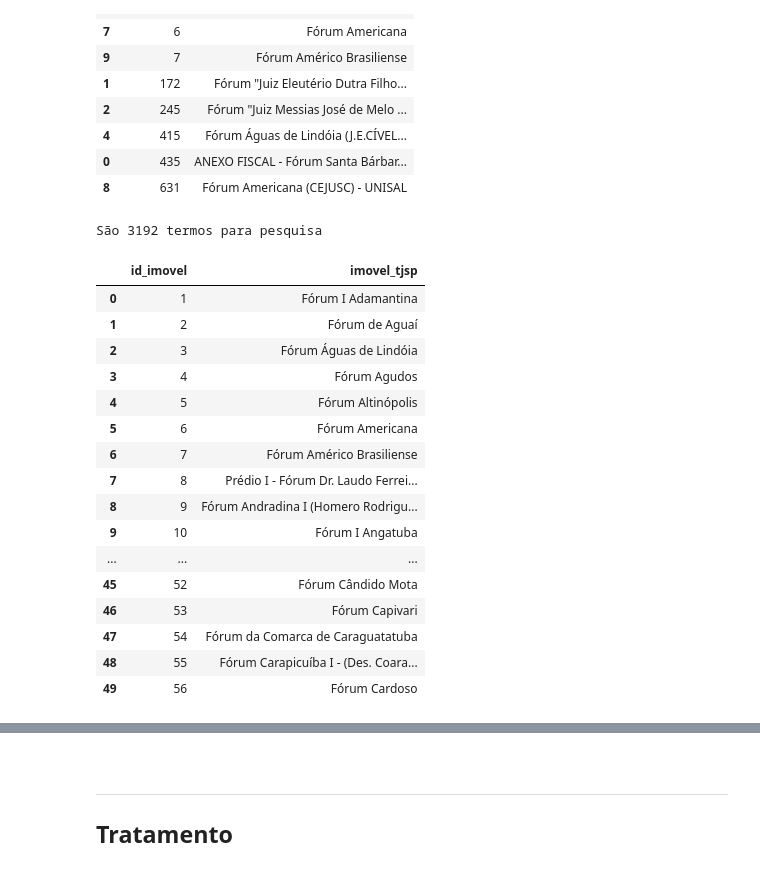
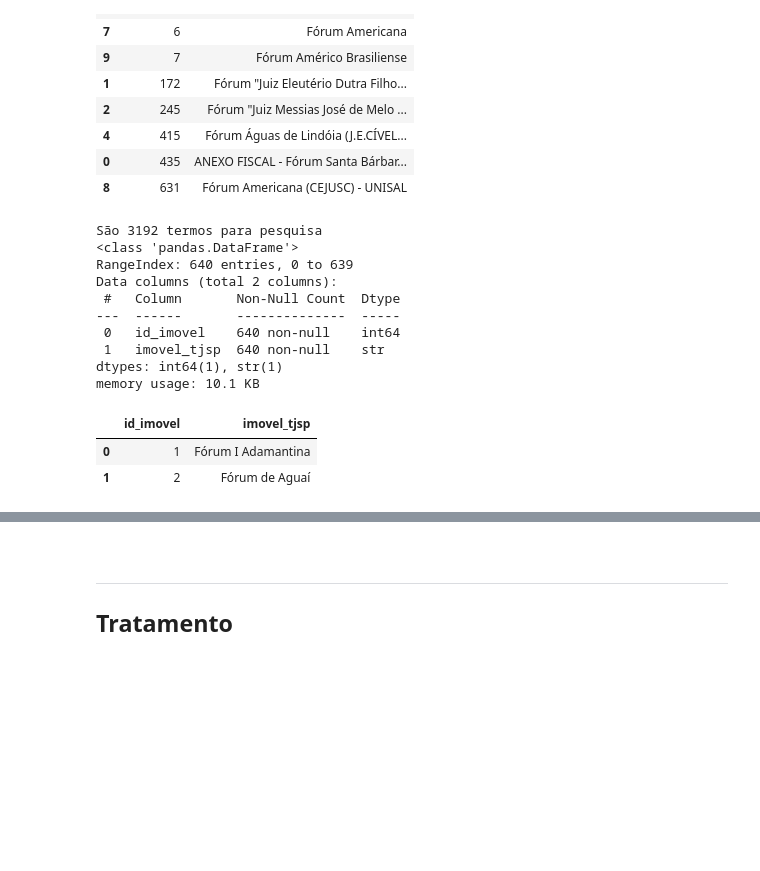
Before and after one commit to michelmetran/tjsp_unidades, a Jupyter notebook: docs/scripts/20_transform.ipynb, the cells around one changed output, grey strips where cells are left out. Cells and saved outputs as stored; diff of their text form; code cells hidden in the pictures; blank space fills up the shorter version.

```diff
--- a/docs/scripts/20_transform.ipynb
+++ b/docs/scripts/20_transform.ipynb
@@ -124,23 +124,19 @@ imovel.search(termo='forum')
 | 8 | 631 | Fórum Americana (CEJUSC) - UNISAL |
 # %%
 imovel.search_batch()
-imovel.df_search.head(50)
+imovel.df_search.info()
+imovel.df_search.head(2)
 # %% [output]
 São 3192 termos para pesquisa
+<class 'pandas.DataFrame'>
+RangeIndex: 640 entries, 0 to 639
+Data columns (total 2 columns):
+ #   Column       Non-Null Count  Dtype
+---  ------       --------------  -----
+ 0   id_imovel    640 non-null    int64
+ 1   imovel_tjsp  640 non-null    str
+dtypes: int64(1), str(1)
+memory usage: 10.1 KB
 |  | id_imovel | imovel_tjsp |
 | 0 | 1 | Fórum I Adamantina |
 | 1 | 2 | Fórum de Aguaí |
-| 2 | 3 | Fórum Águas de Lindóia |
-| 3 | 4 | Fórum Agudos |
-| 4 | 5 | Fórum Altinópolis |
-| 5 | 6 | Fórum Americana |
-| 6 | 7 | Fórum Américo Brasiliense |
-| 7 | 8 | Prédio I - Fórum Dr. Laudo Ferrei... |
-| 8 | 9 | Fórum Andradina I (Homero Rodrigu... |
-| 9 | 10 | Fórum I Angatuba |
-| ... | ... | ... |
-| 45 | 52 | Fórum Cândido Mota |
-| 46 | 53 | Fórum Capivari |
-| 47 | 54 | Fórum da Comarca de Caraguatatuba |
-| 48 | 55 | Fórum Carapicuíba I - (Des. Coara... |
-| 49 | 56 | Fórum Cardoso |
```
Also changed, not shown: parts of 31 cells of this notebook, 5 other files.
